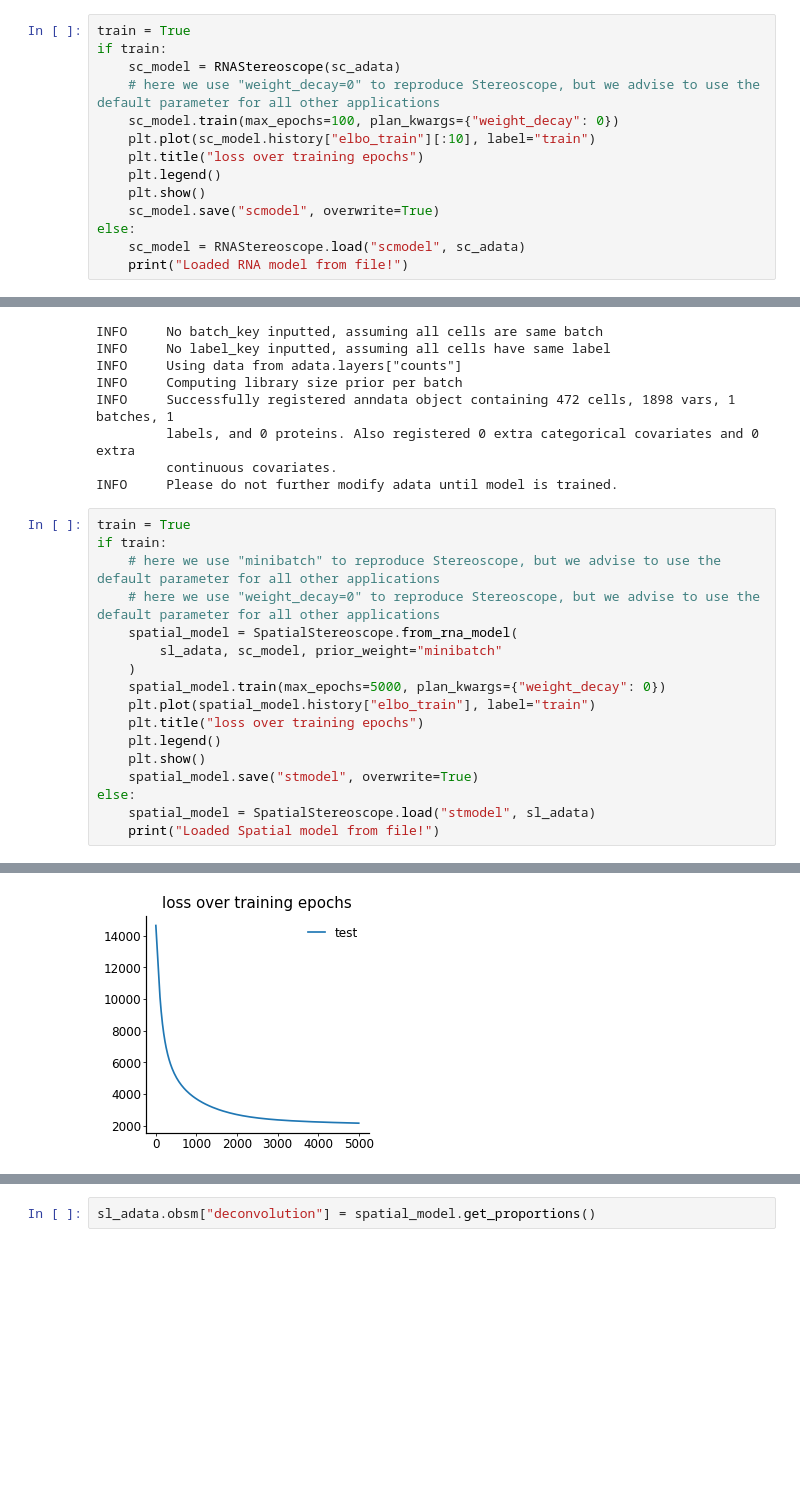
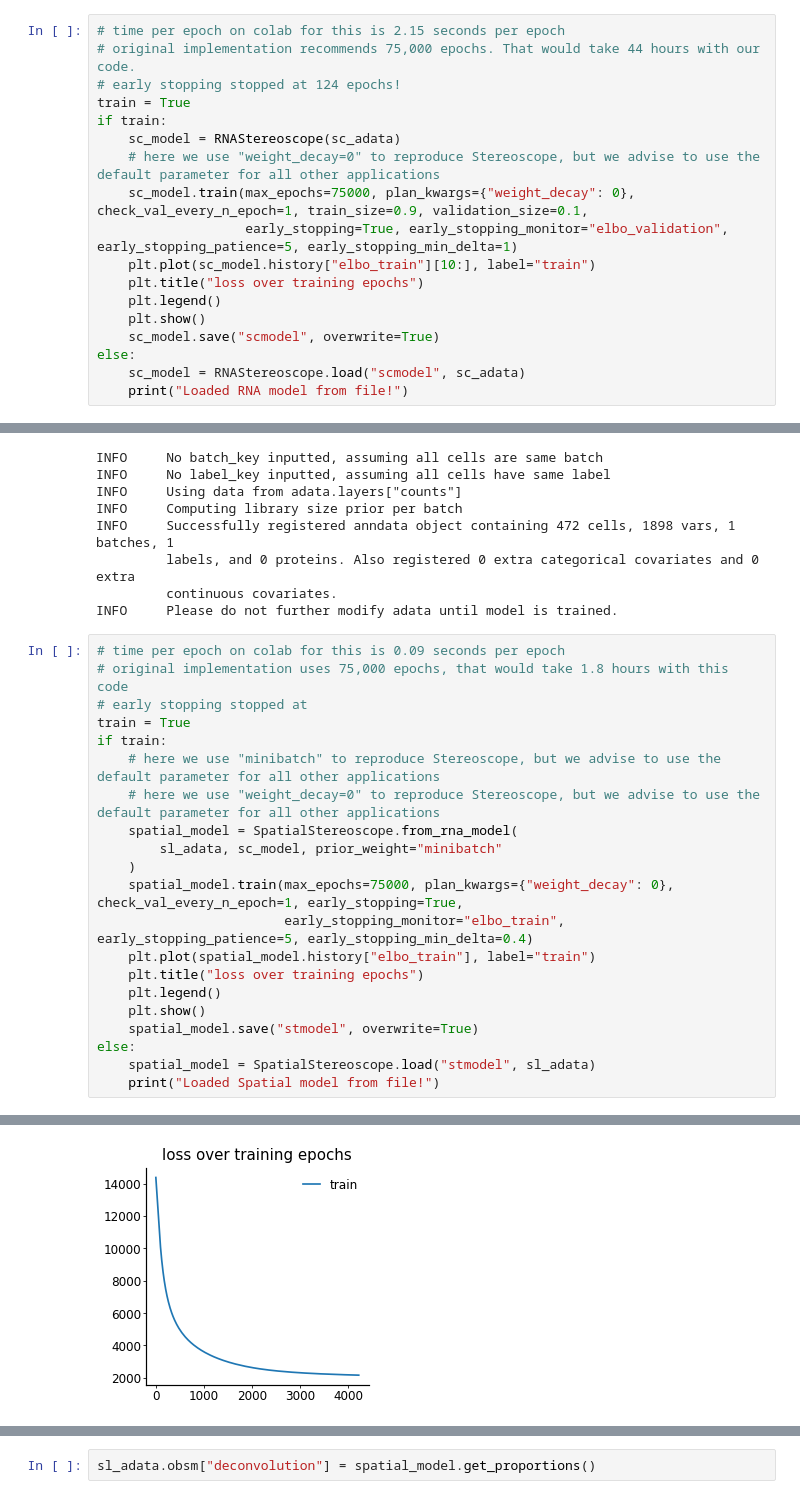
Before and after one commit to YosefLab/scvi-tools-reproducibility, a Jupyter notebook: docs/Stereoscope.ipynb, the cells around one changed output, grey strips where cells are left out. Saved outputs shown, nothing was run; the diff lists cells and outputs as text; blank space fills up the shorter version.

```diff
--- a/docs/Stereoscope.ipynb
+++ b/docs/Stereoscope.ipynb
@@ -208,12 +209,16 @@ INFO     Successfully registered anndata object containing 15095 cells, 1898 var
          extra continuous covariates.
 INFO     Please do not further modify adata until model is trained.
 # %%
+# time per epoch on colab for this is 2.15 seconds per epoch
+# original implementation recommends 75,000 epochs. That would take 44 hours with our code.
+# early stopping stopped at 124 epochs!
 train = True
 if train:
     sc_model = RNAStereoscope(sc_adata)
     # here we use "weight_decay=0" to reproduce Stereoscope, but we advise to use the default parameter for all other applications
-    sc_model.train(max_epochs=100, plan_kwargs={"weight_decay": 0})
-    plt.plot(sc_model.history["elbo_train"][:10], label="train")
+    sc_model.train(max_epochs=75000, plan_kwargs={"weight_decay": 0}, check_val_every_n_epoch=1, train_size=0.9, validation_size=0.1,
+                   early_stopping=True, early_stopping_monitor="elbo_validation", early_stopping_patience=5, early_stopping_min_delta=1)
+    plt.plot(sc_model.history["elbo_train"][10:], label="train")
     plt.title("loss over training epochs")
     plt.legend()
     plt.show()
@@ -306,6 +313,9 @@ INFO     Successfully registered anndata object containing 472 cells, 1898 vars,
          continuous covariates.
 INFO     Please do not further modify adata until model is trained.
 # %%
+# time per epoch on colab for this is 0.09 seconds per epoch
+# original implementation uses 75,000 epochs, that would take 1.8 hours with this code
+# early stopping stopped at
 train = True
 if train:
     # here we use "minibatch" to reproduce Stereoscope, but we advise to use the default parameter for all other applications
@@ -313,7 +323,8 @@ if train:
     spatial_model = SpatialStereoscope.from_rna_model(
         sl_adata, sc_model, prior_weight="minibatch"
     )
-    spatial_model.train(max_epochs=5000, plan_kwargs={"weight_decay": 0})
+    spatial_model.train(max_epochs=75000, plan_kwargs={"weight_decay": 0}, check_val_every_n_epoch=1, early_stopping=True,
+                        early_stopping_monitor="elbo_train", early_stopping_patience=5, early_stopping_min_delta=0.4)
     plt.plot(spatial_model.history["elbo_train"], label="train")
     plt.title("loss over training epochs")
     plt.legend()
@@ -328 +341 @@ TPU available: None, using: 0 TPU cores
-[figure, old version]
+[figure, new version]
```
Also changed, not shown: parts of 22 cells of this notebook, 1 other file.
